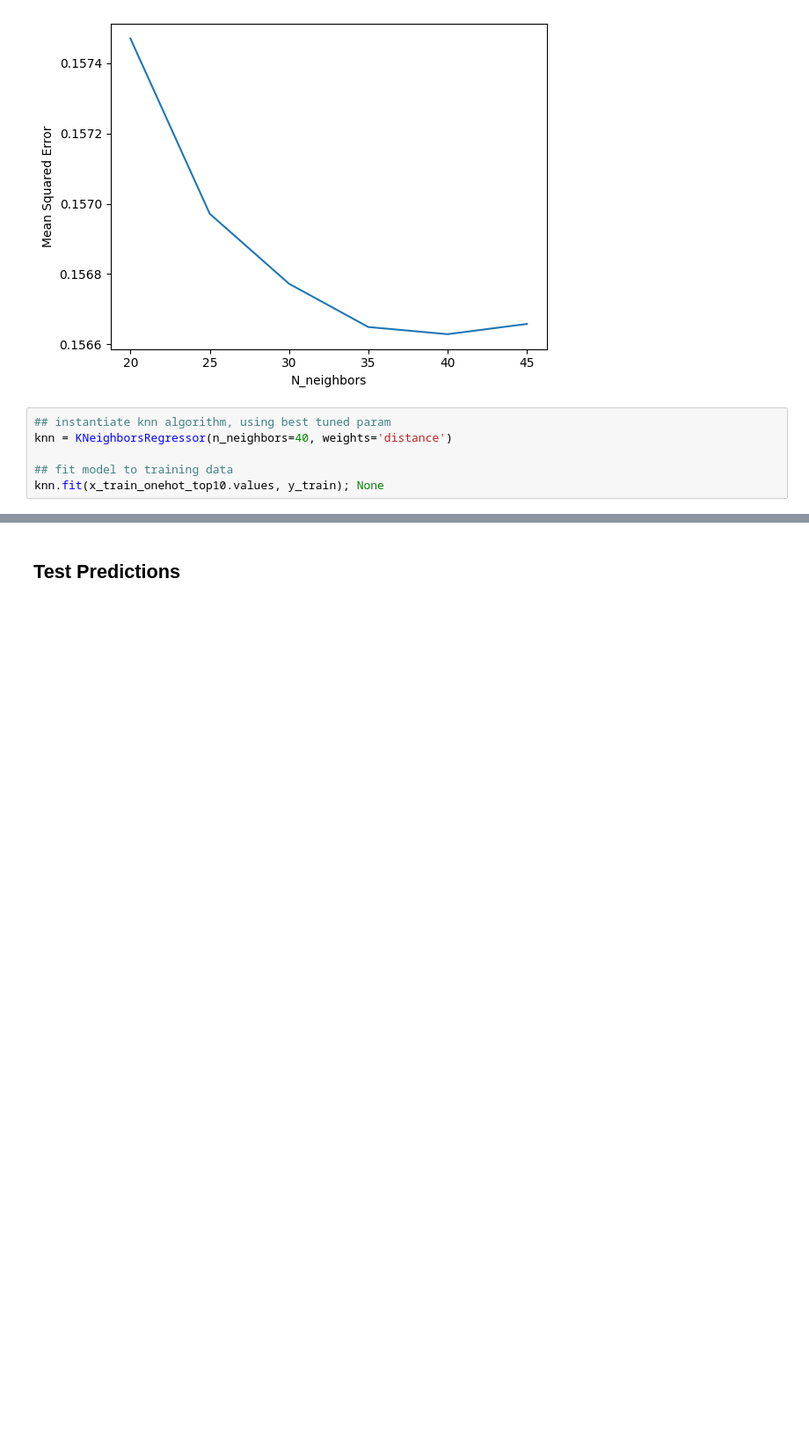
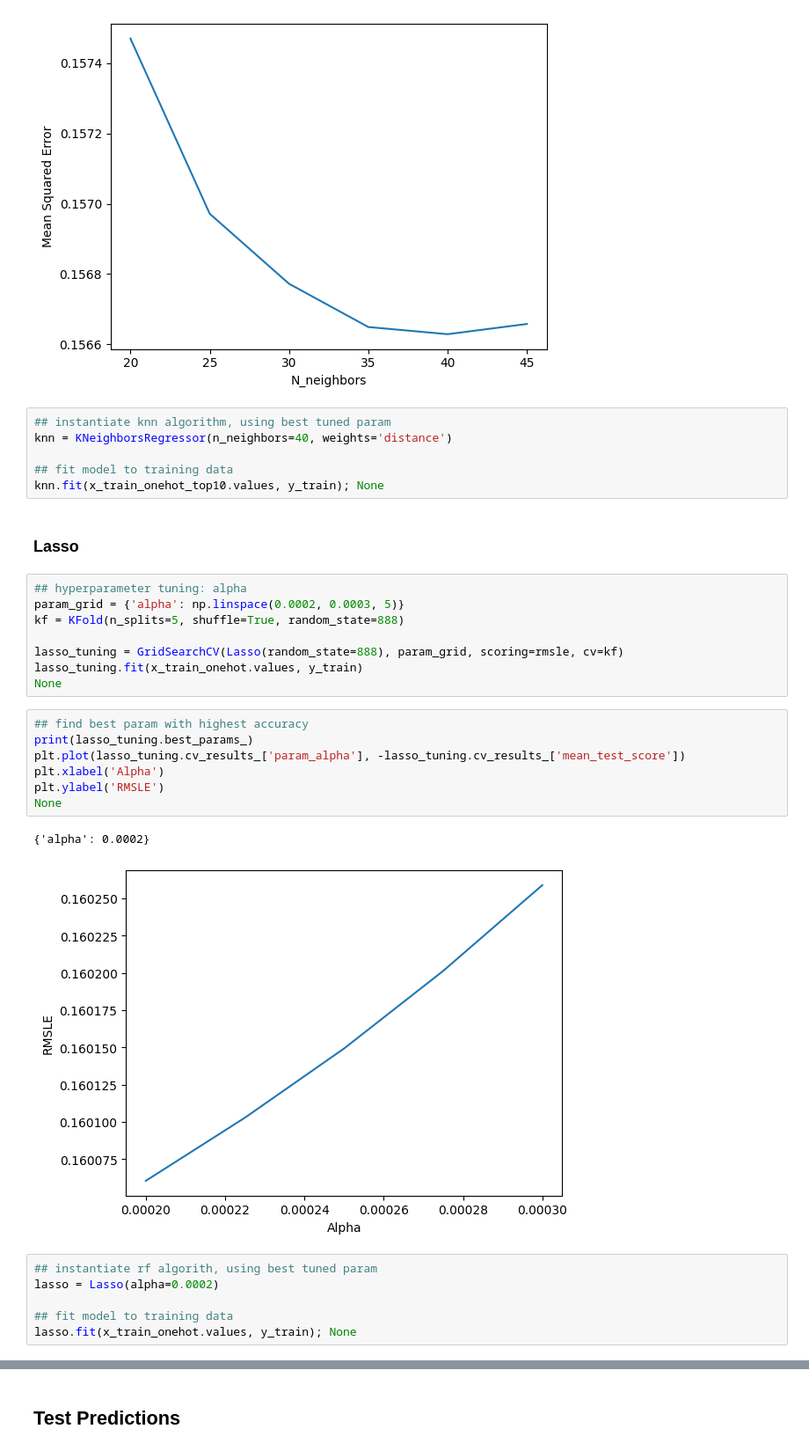
Before and after one commit to stephanie-yz/Kaggle_PG4.04_Abalone, a Jupyter notebook: 03_Modelling.ipynb, the cells around one changed output, grey strips where cells are left out. Shown: that part at 88% size. Cells and saved outputs as stored; diff of their text form; blank space fills up the shorter version.

Commit message:
Lasso fit and predict

```diff
--- a/03_Modelling.ipynb
+++ b/03_Modelling.ipynb
@@ -270,3 +271,29 @@ knn = KNeighborsRegressor(n_neighbors=40, weights='distance')
 
 ## fit model to training data
 knn.fit(x_train_onehot_top10.values, y_train); None
+# %% [markdown]
+### Lasso
+# %%
+## hyperparameter tuning: alpha
+param_grid = {'alpha': np.linspace(0.0002, 0.0003, 5)}
+kf = KFold(n_splits=5, shuffle=True, random_state=888)
+
+lasso_tuning = GridSearchCV(Lasso(random_state=888), param_grid, scoring=rmsle, cv=kf)
+lasso_tuning.fit(x_train_onehot.values, y_train)
+None
+# %%
+## find best param with highest accuracy
+print(lasso_tuning.best_params_)
+plt.plot(lasso_tuning.cv_results_['param_alpha'], -lasso_tuning.cv_results_['mean_test_score'])
+plt.xlabel('Alpha')
+plt.ylabel('RMSLE')
+None
+# %% [output]
+{'alpha': 0.0002}
+[figure, added]
+# %%
+## instantiate rf algorith, using best tuned param
+lasso = Lasso(alpha=0.0002)
+
+## fit model to training data
+lasso.fit(x_train_onehot.values, y_train); None
```
Also changed, not shown: parts of 4 cells of this notebook, 1 other file.
